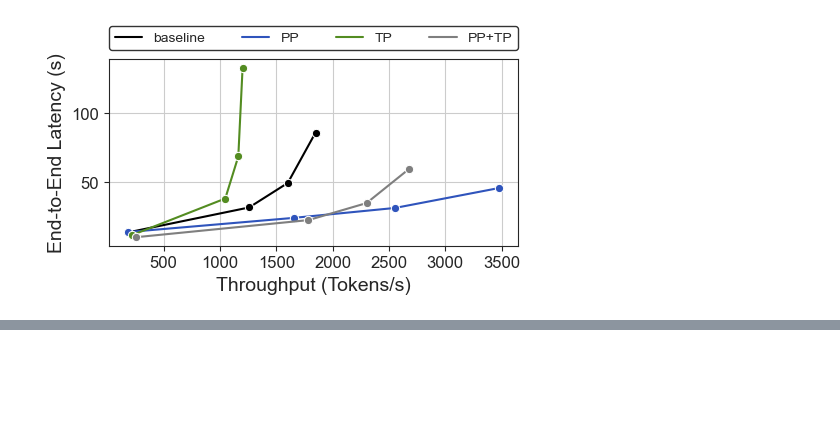
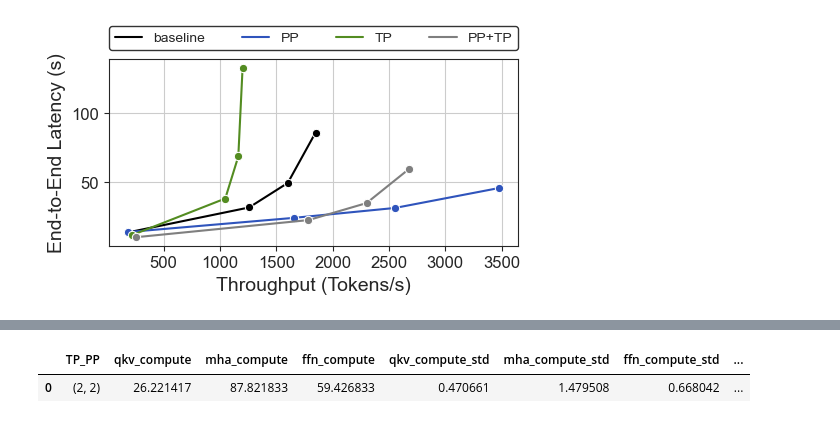
Before and after one commit to ajx42/small-data-systems, a Jupyter notebook: project/figures.ipynb, the cells around one changed output, grey strips where cells are left out. Drawn from its saved outputs; the diff is of its cells as text; code cells hidden in the pictures; blank space fills up the shorter version.

```diff
--- a/project/figures.ipynb
+++ b/project/figures.ipynb
@@ -612,0 +760,29 @@ plot_latency_vs_throughput(model_name='falcon-rw-1b', input_length=2048)
+# %%
+mean_qkv, std_qkv = np.mean(list(qkv_us.values())), np.std(list(qkv_us.values()))
+mean_mha, std_mha = np.mean(list(mha_us.values())), np.std(list(mha_us.values()))
+mean_ffn, std_ffn = np.mean(list(ffn_us.values())), np.std(list(ffn_us.values()))
+
+mean_qkv_comm, std_qkv_comm = 0.0, 0.0
+mean_mha_comm, std_mha_comm = np.mean(list(mha_comm.values())), np.std(list(mha_comm.values()))
+mean_ffn_comm, std_ffn_comm = np.mean(list(ffn_comm.values())), np.std(list(ffn_comm.values()))
+
+x2 = pd.DataFrame({
+    'TP_PP': '(2, 2)',
+    'qkv_compute': mean_qkv,
+    'mha_compute': mean_mha,
+    'ffn_compute': mean_ffn,
+    'qkv_compute_std': std_qkv,
+    'mha_compute_std': std_mha,
+    'ffn_compute_std': std_ffn,
+    'qkv_comm': mean_qkv_comm,
+    'mha_comm': mean_mha_comm,
+    'ffn_comm': mean_ffn_comm,
+    'qkv_comm_std': std_qkv_comm,
+    'mha_comm_std': std_mha_comm,
+    'ffn_comm_std': std_ffn_comm,
+
+}, index=[0])
+x2
+# %% [output]
+|  | TP_PP | qkv_compute | mha_compute | ffn_compute | qkv_compute_std | mha_compute_std | ffn_compute_std | ... |
+| 0 | (2, 2) | 26.221417 | 87.821833 | 59.426833 | 0.470661 | 1.479508 | 0.668042 | ... |
```
Also changed, not shown: parts of 23 cells of this notebook.
